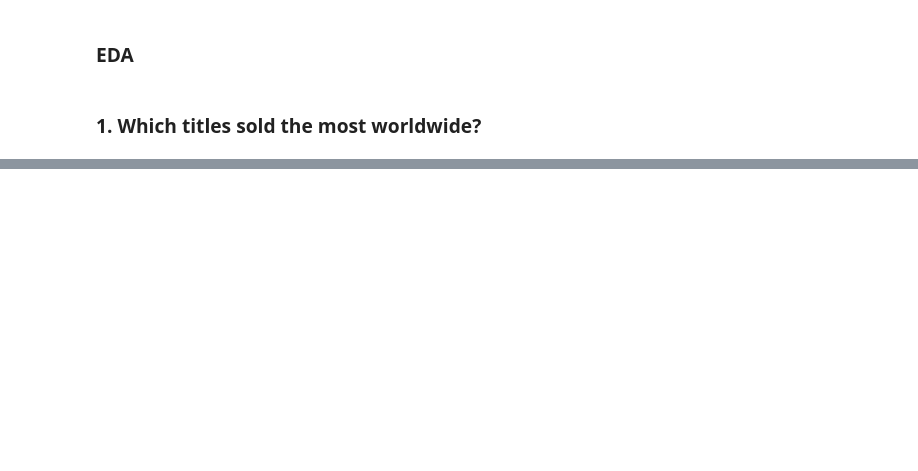
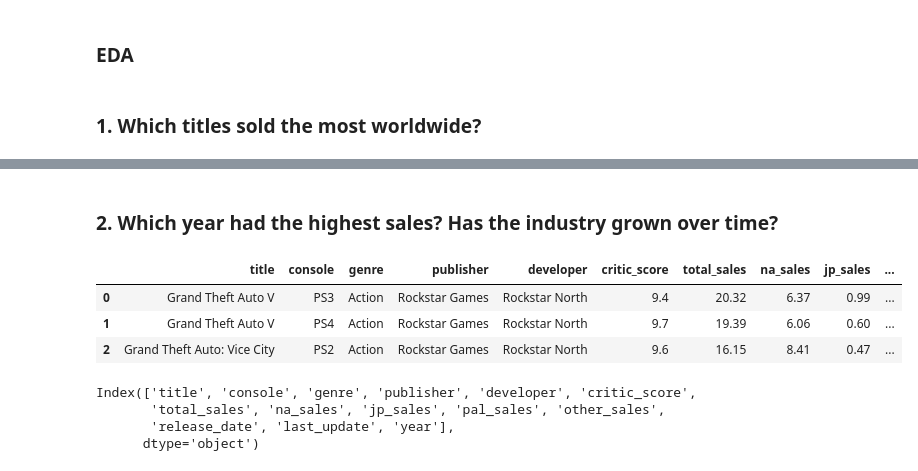
Before and after one commit to ajithajith72389/Video-Game-Sales-Analysis, a Jupyter notebook: Video_Game_Sales_Analysis.ipynb, the cells around one changed output, grey strips where cells are left out. Drawn from its saved outputs; the diff is of its cells as text; code cells hidden in the pictures; blank space fills up the shorter version.

```diff
--- a/Video_Game_Sales_Analysis.ipynb
+++ b/Video_Game_Sales_Analysis.ipynb
@@ -256,0 +277,13 @@ dtype: int64
+# %% [markdown]
+### 2. Which year had the highest sales? Has the industry grown over time?
+# %%
+## Getting Highest sales over year
+data['year'] = pd.to_datetime(data['release_date']).dt.year
+# %%
+data.drop('release_year', axis = 1, inplace= True)
+data.head(3)
+# %% [output]
+|  | title | console | genre | publisher | developer | critic_score | total_sales | na_sales | jp_sales | ... |
+| 0 | Grand Theft Auto V | PS3 | Action | Rockstar Games | Rockstar North | 9.4 | 20.32 | 6.37 | 0.99 | ... |
+| 1 | Grand Theft Auto V | PS4 | Action | Rockstar Games | Rockstar North | 9.7 | 19.39 | 6.06 | 0.60 | ... |
+| 2 | Grand Theft Auto: Vice City | PS2 | Action | Rockstar Games | Rockstar North | 9.6 | 16.15 | 8.41 | 0.47 | ... |
@@ -256,0 +293,7 @@ dtype: int64
+# %%
+data.columns
+# %% [output]
+Index(['title', 'console', 'genre', 'publisher', 'developer', 'critic_score',
+       'total_sales', 'na_sales', 'jp_sales', 'pal_sales', 'other_sales',
+       'release_date', 'last_update', 'year'],
+      dtype='object')
```
Also changed, not shown: parts of 8 cells of this notebook.
